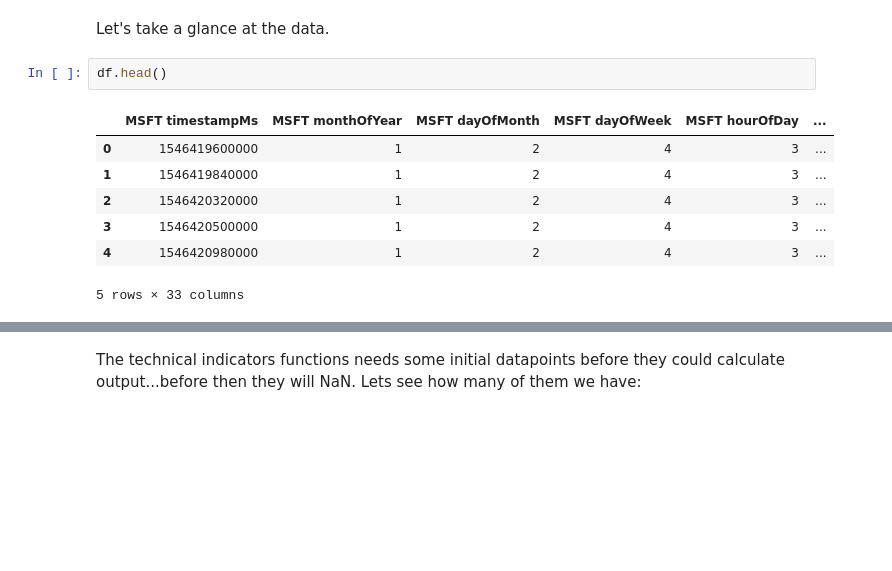
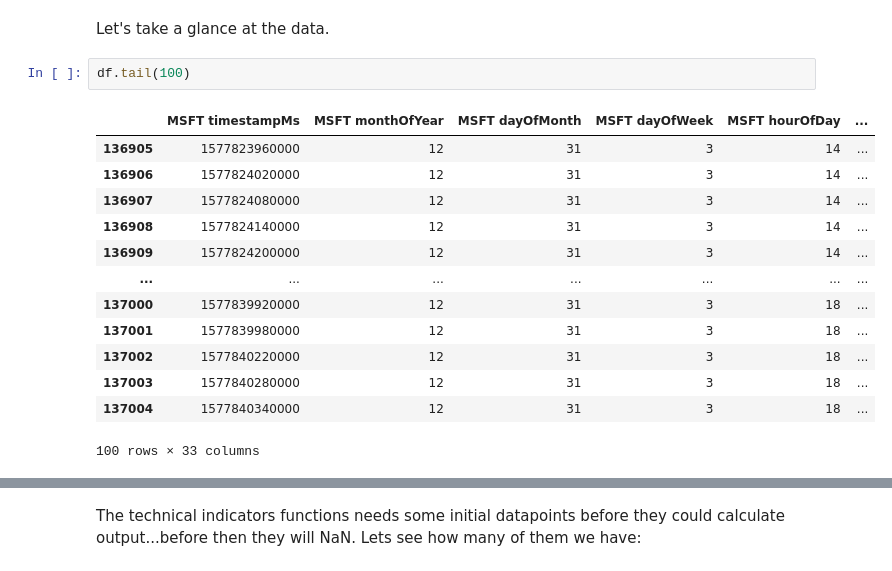
Before and after one commit to Salimovsky/StockML, a Jupyter notebook: Microsoft_stock_price_prediction.ipynb, the cells around one changed output, grey strips where cells are left out. Drawn from its saved outputs; the diff is of its cells as text; blank space fills up the shorter version.

```diff
--- a/Microsoft_stock_price_prediction.ipynb
+++ b/Microsoft_stock_price_prediction.ipynb
@@ -98,16 +98,22 @@ file_path = tf.keras.utils.get_file(
 df = pd.read_csv(file_path, sep='|')
 # %% [markdown]
 Let's take a glance at the data.
-# %%
-df.head()
-# %% [output]
-|  | MSFT timestampMs | MSFT monthOfYear | MSFT dayOfMonth | MSFT dayOfWeek | MSFT hourOfDay | ... |
-| 0 | 1546419600000 | 1 | 2 | 4 | 3 | ... |
-| 1 | 1546419840000 | 1 | 2 | 4 | 3 | ... |
-| 2 | 1546420320000 | 1 | 2 | 4 | 3 | ... |
-| 3 | 1546420500000 | 1 | 2 | 4 | 3 | ... |
-| 4 | 1546420980000 | 1 | 2 | 4 | 3 | ... |
-5 rows × 33 columns
+# %%
+df.tail(100)
+# %% [output]
+|  | MSFT timestampMs | MSFT monthOfYear | MSFT dayOfMonth | MSFT dayOfWeek | MSFT hourOfDay | ... |
+| 136905 | 1577823960000 | 12 | 31 | 3 | 14 | ... |
+| 136906 | 1577824020000 | 12 | 31 | 3 | 14 | ... |
+| 136907 | 1577824080000 | 12 | 31 | 3 | 14 | ... |
+| 136908 | 1577824140000 | 12 | 31 | 3 | 14 | ... |
+| 136909 | 1577824200000 | 12 | 31 | 3 | 14 | ... |
+| ... | ... | ... | ... | ... | ... | ... |
+| 137000 | 1577839920000 | 12 | 31 | 3 | 18 | ... |
+| 137001 | 1577839980000 | 12 | 31 | 3 | 18 | ... |
+| 137002 | 1577840220000 | 12 | 31 | 3 | 18 | ... |
+| 137003 | 1577840280000 | 12 | 31 | 3 | 18 | ... |
+| 137004 | 1577840340000 | 12 | 31 | 3 | 18 | ... |
+100 rows × 33 columns
 # %%
 from talib import MA_Type
 
```
Also changed, not shown: parts of 29 cells of this notebook, 14 other files.
